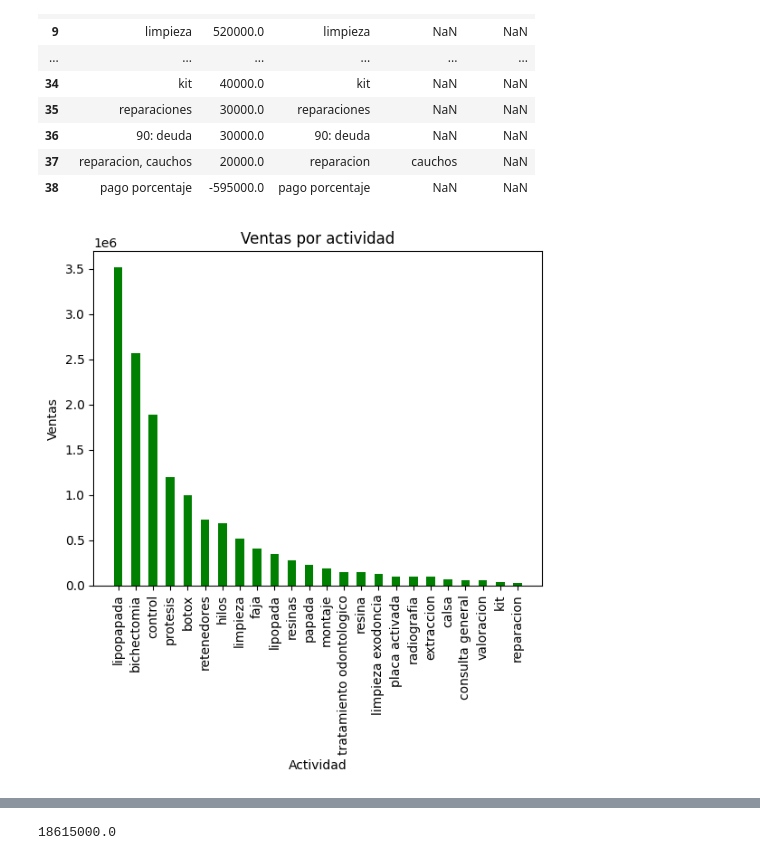
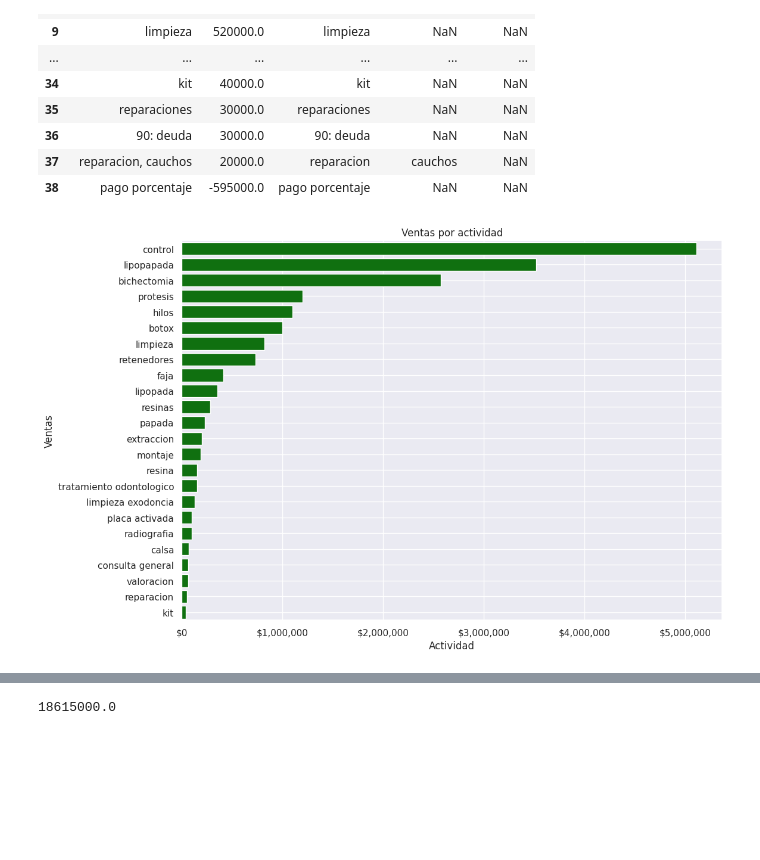
Before and after one commit to JsNcAr/GSalud_Analysis, a Jupyter notebook: Clinica_Viz.ipynb, the cells around one changed output, grey strips where cells are left out. Drawn from its saved outputs; the diff is of its cells as text; code cells hidden in the pictures; blank space fills up the shorter version.

Commit message:
Before removing "ventas por actividad"

```diff
--- a/Clinica_Viz.ipynb
+++ b/Clinica_Viz.ipynb
@@ -40 +85,5 @@ df
+# %%
+sns.set( palette="husl", color_codes=True, font_scale=1.5)
+sns.set_context("paper", font_scale=1.5)
+sns.set(rc={'figure.figsize':(11.7,8.27)})
 # %%
@@ -159,10 +246,22 @@ df = df.drop(df[df['activity_1'] == 'pago porcentaje'].index)
+# %%
+# query to get the total sales per activity
+query = "SELECT actividad, SUM(total) AS total FROM actividades GROUP BY actividad ORDER BY total DESC"
+
+# save query result to dataframe
+A1 = pd.read_sql(query, con=db)
 # %%
-#plot bar chart for activity_1
-plt.bar(df['activity_1'], df['total'], color='green', width=0.5)
+#plot bar chart for activity_1 with outliers
+sns.barplot(y='actividad', x='total', data=A1, color='green', errorbar=None)
 plt.title('Ventas por actividad')
 plt.xlabel('Actividad')
 plt.ylabel('Ventas')
-plt.xticks(rotation=90)
+# create detailed grid
+plt.grid(True)
+#plt.xticks(rotation=90)
+# set scale name as "millions"
+#plt.ticklabel_format(style='plain', axis='y')
+# Format y axis as money
+plt.gca().get_xaxis().set_major_formatter(plt.FuncFormatter(lambda x, loc: "${:,}".format(int(x))))
 plt.show()
 # %% [output]
-[figure, old version]
+[figure, new version]
```
Also changed, not shown: parts of 13 cells of this notebook, 2 other files.
